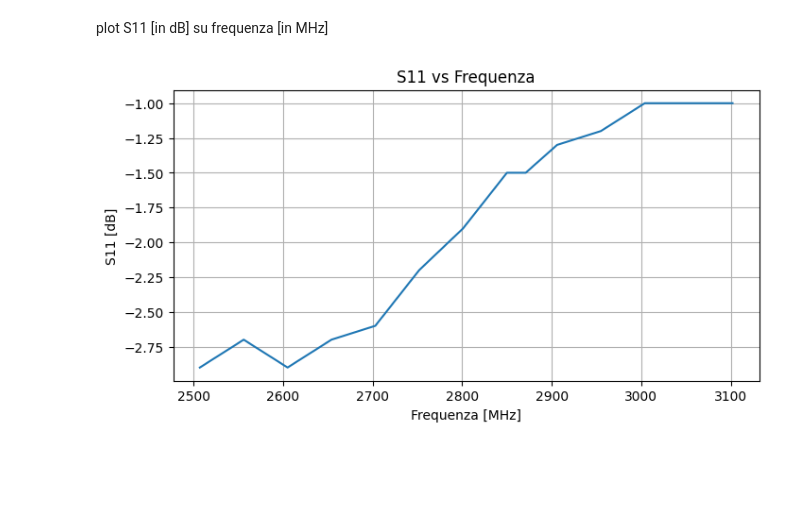
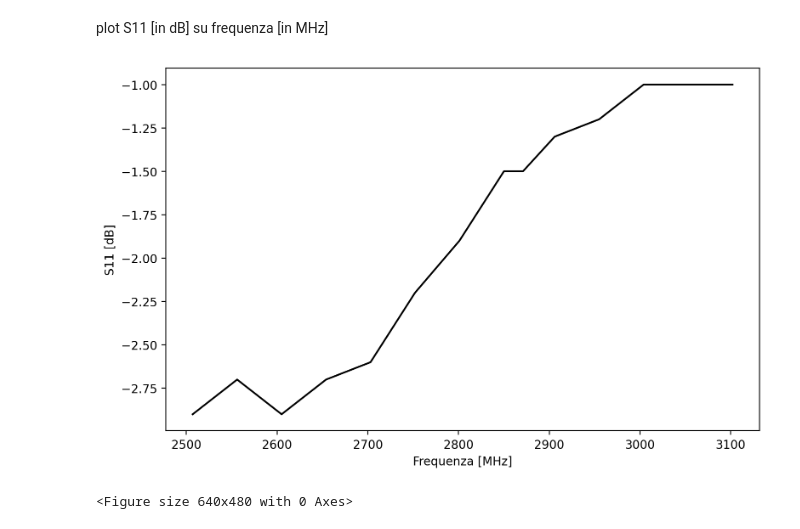
Before and after one commit to zosojack/lab-ss-2, a Jupyter notebook: PARTE 3: µStrip/caratterizzazione_µstrip.ipynb, the cells around one changed output. Cells and saved outputs as stored; diff of their text form; code cells hidden in the pictures; blank space fills up the shorter version.

Commit message:
plots

```diff
--- a/PARTE 3: µStrip/caratterizzazione_µstrip.ipynb
+++ b/PARTE 3: µStrip/caratterizzazione_µstrip.ipynb
@@ -5,17 +5,20 @@ plot S11 [in dB] su frequenza [in MHz]
 # %%
 import matplotlib.pyplot as plt
 import numpy as np
 
 data = np.loadtxt('data/vector_analyzer_µstrip.csv', skiprows=1)
 freq = data[:, 0]  # in MHz
 S11 = data[:, 1]
 
-plt.figure(figsize=(8, 4))
-plt.plot(freq, S11)
+plt.figure(figsize=(8, 5), dpi=200)
+plt.plot(freq, S11, color='black')
 plt.xlabel('Frequenza [MHz]')
 plt.ylabel('S11 [dB]')
-plt.title('S11 vs Frequenza')
-plt.grid(True)
+#plt.title('S11 vs Frequenza')
+#plt.grid()
+plt.tight_layout()
 plt.show()
+plt.savefig("S11-vs-frequenza.pdf")
 # %% [output]
-[figure, old version]
+[figure, new version]
+<Figure size 640x480 with 0 Axes>
```
Also changed, not shown: 6 other files.
